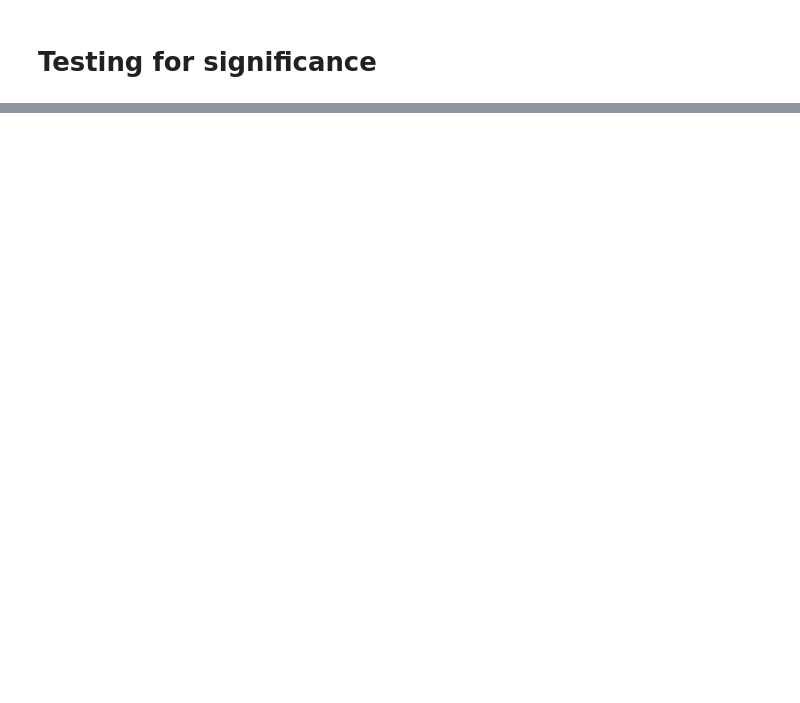
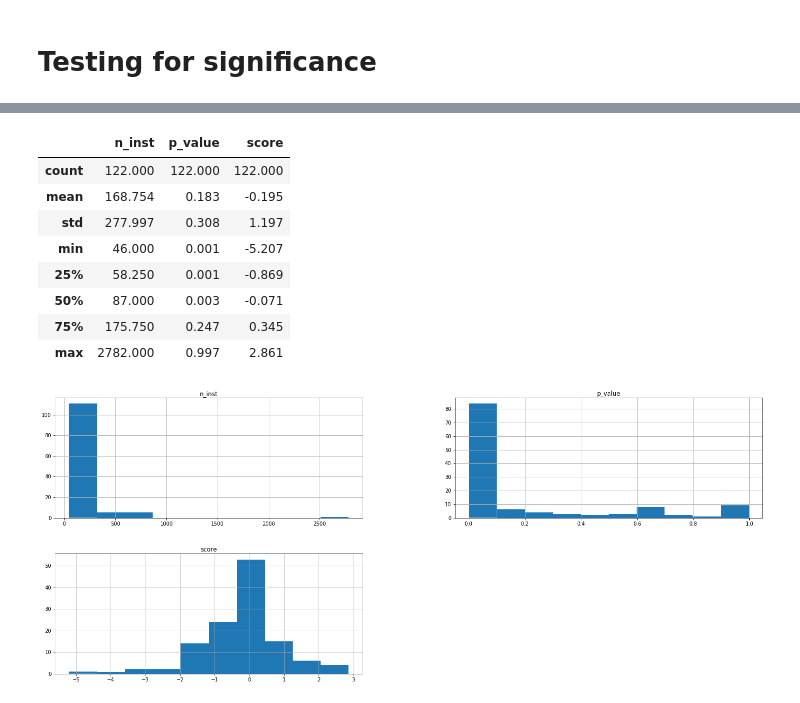
Before and after one commit to biolab/ipynb, a Jupyter notebook: 2017-monroe/monroe-netztest.ipynb, the cells around one changed output, grey strips where cells are left out. Saved outputs shown, nothing was run; the diff lists cells and outputs as text; code cells hidden in the pictures; blank space fills up the shorter version.

```diff
--- a/2017-monroe/monroe-netztest.ipynb
+++ b/2017-monroe/monroe-netztest.ipynb
@@ -299,0 +327,3 @@ Name: p_value, dtype: float64
+# %%
+%%time
+model_sim_mcc_mnc_pvals = ttest(X, ['sim_mcc_mnc', 'model'], y, n_jobs=-1)
@@ -299,0 +357,14 @@ Name: p_value, dtype: float64
+# %%
+model_sim_mcc_mnc_pvals.hist()
+model_sim_mcc_mnc_pvals.describe()
+# %% [output]
+|  | n_inst | p_value | score |
+| count | 122.000 | 122.000 | 122.000 |
+| mean | 168.754 | 0.183 | -0.195 |
+| std | 277.997 | 0.308 | 1.197 |
+| min | 46.000 | 0.001 | -5.207 |
+| 25% | 58.250 | 0.001 | -0.869 |
+| 50% | 87.000 | 0.003 | -0.071 |
+| 75% | 175.750 | 0.247 | 0.345 |
+| max | 2782.000 | 0.997 | 2.861 |
+[figure, added]
```
Also changed, not shown: parts of 31 cells of this notebook.
